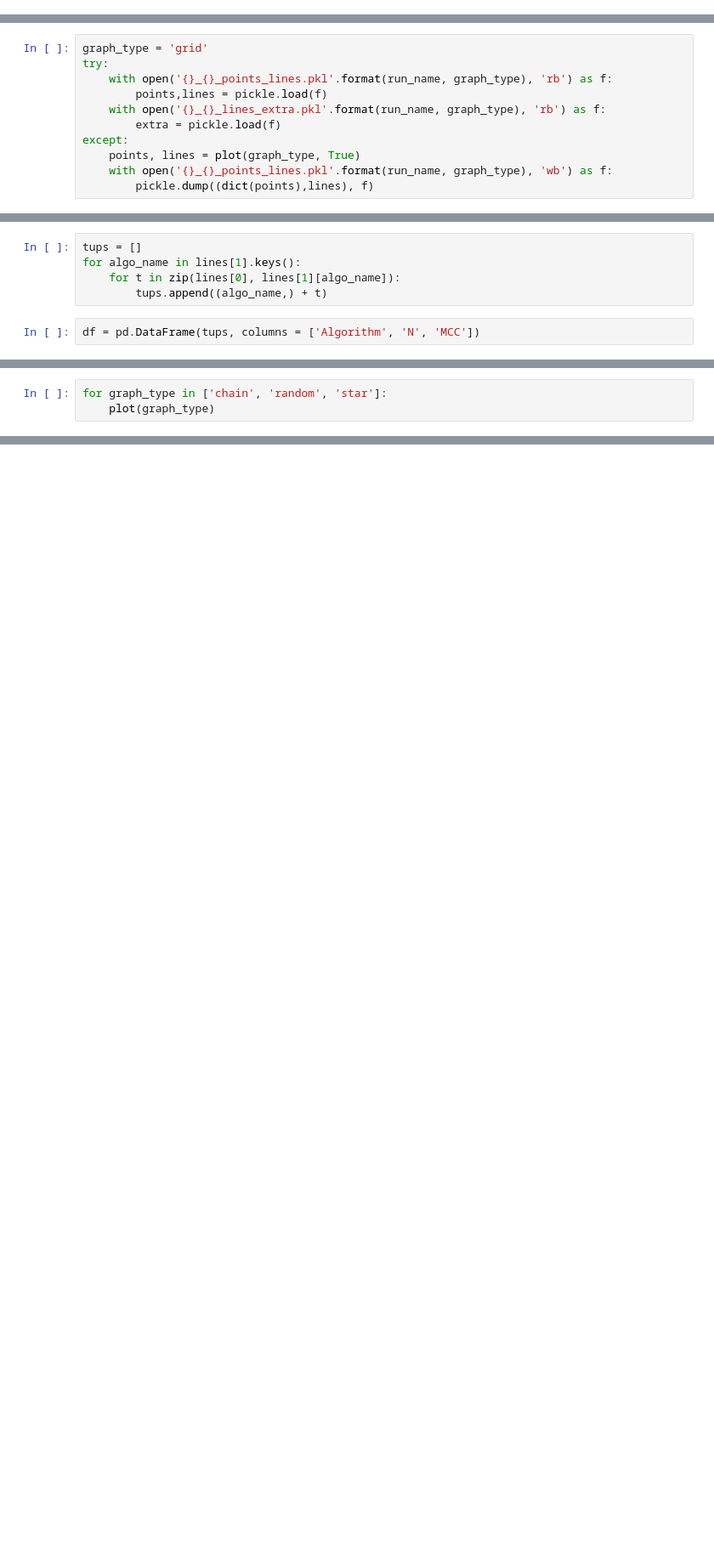
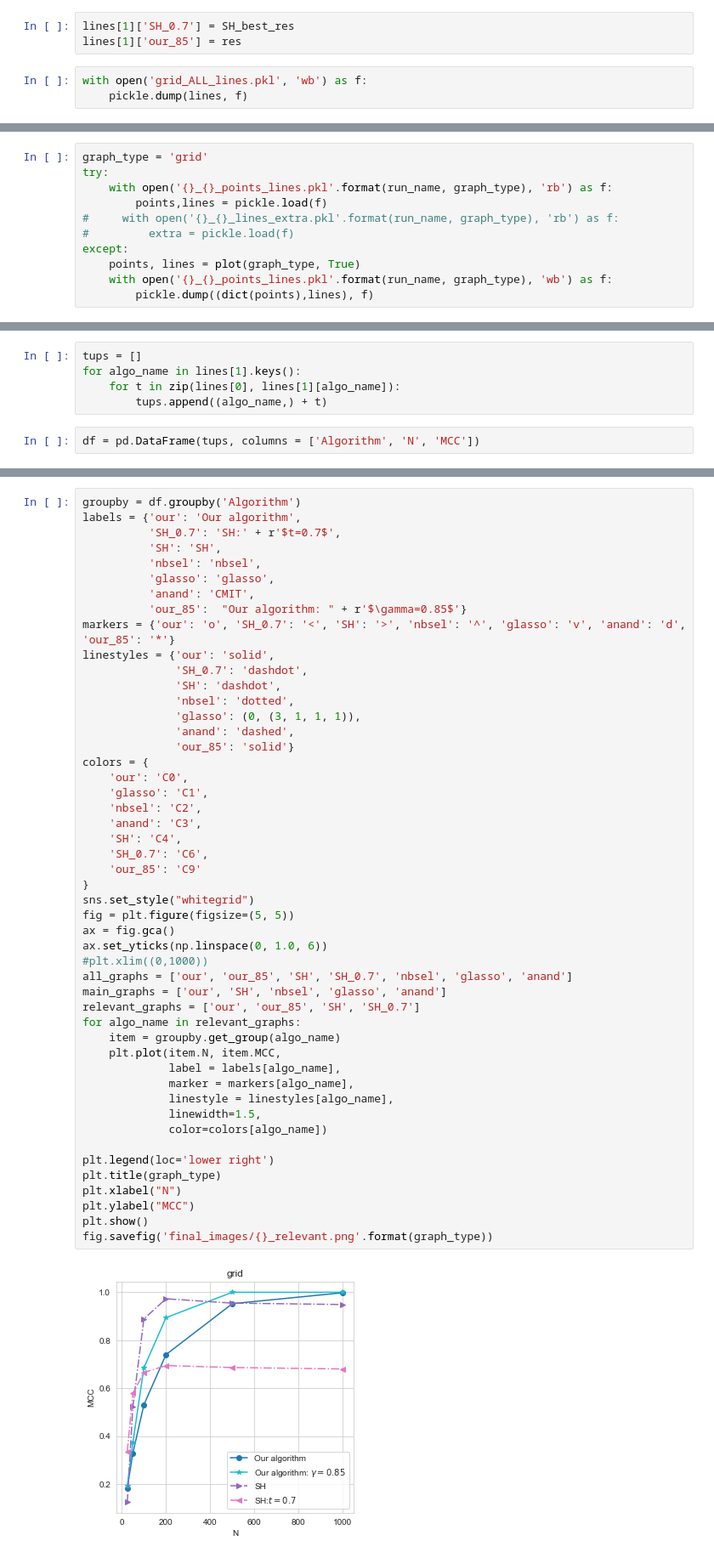
Before and after one commit to puma314/MTP2-no-tuning-parameter, a Jupyter notebook: results.ipynb, the cells around one changed output, grey strips where cells are left out. Shown: that part at 85% size. Drawn from its saved outputs; the diff is of its cells as text; blank space fills up the shorter version.

```diff
--- a/results.ipynb
+++ b/results.ipynb
@@ -86,0 +198,6 @@ def plot(graph_type, ret = False):
+# %%
+lines[1]['SH_0.7'] = SH_best_res
+lines[1]['our_85'] = res
+# %%
+with open('grid_ALL_lines.pkl', 'wb') as f:
+    pickle.dump(lines, f)
@@ -89,8 +208,8 @@ graph_type = 'grid'
 try:
     with open('{}_{}_points_lines.pkl'.format(run_name, graph_type), 'rb') as f:
         points,lines = pickle.load(f)
-    with open('{}_{}_lines_extra.pkl'.format(run_name, graph_type), 'rb') as f:
-        extra = pickle.load(f)
+#     with open('{}_{}_lines_extra.pkl'.format(run_name, graph_type), 'rb') as f:
+#         extra = pickle.load(f)
 except:
     points, lines = plot(graph_type, True)
     with open('{}_{}_points_lines.pkl'.format(run_name, graph_type), 'wb') as f:
@@ -177,3 +223,0 @@ AttributeError: module 'seaborn' has no attribute 'plt'
-# %%
-for graph_type in ['chain', 'random', 'star']:
-    plot(graph_type)
@@ -204,0 +224,51 @@ sns.load_dataset('tips')
+# %%
+groupby = df.groupby('Algorithm')
+labels = {'our': 'Our algorithm',
+          'SH_0.7': 'SH:' + r'$t=0.7$',
+          'SH': 'SH',
+          'nbsel': 'nbsel',
+          'glasso': 'glasso',
+          'anand': 'CMIT',
+          'our_85':  "Our algorithm: " + r'$\gamma=0.85$'}
+markers = {'our': 'o', 'SH_0.7': '<', 'SH': '>', 'nbsel': '^', 'glasso': 'v', 'anand': 'd', 'our_85': '*'}
+linestyles = {'our': 'solid',
+              'SH_0.7': 'dashdot',
+              'SH': 'dashdot',
+              'nbsel': 'dotted',
+              'glasso': (0, (3, 1, 1, 1)),
+              'anand': 'dashed',
+              'our_85': 'solid'}
+colors = {
+    'our': 'C0',
+    'glasso': 'C1',
+    'nbsel': 'C2',
+    'anand': 'C3',
+    'SH': 'C4',
+    'SH_0.7': 'C6',
+    'our_85': 'C9'
+}
+sns.set_style("whitegrid")
+fig = plt.figure(figsize=(5, 5))
+ax = fig.gca()
+ax.set_yticks(np.linspace(0, 1.0, 6))
+#plt.xlim((0,1000))
+all_graphs = ['our', 'our_85', 'SH', 'SH_0.7', 'nbsel', 'glasso', 'anand']
+main_graphs = ['our', 'SH', 'nbsel', 'glasso', 'anand']
+relevant_graphs = ['our', 'our_85', 'SH', 'SH_0.7']
+for algo_name in relevant_graphs:
+    item = groupby.get_group(algo_name)
+    plt.plot(item.N, item.MCC,
+             label = labels[algo_name],
+             marker = markers[algo_name],
+             linestyle = linestyles[algo_name],
+             linewidth=1.5,
+             color=colors[algo_name])
+
+plt.legend(loc='lower right')
+plt.title(graph_type)
+plt.xlabel("N")
+plt.ylabel("MCC")
+plt.show()
+fig.savefig('final_images/{}_relevant.png'.format(graph_type))
+# %% [output]
+[figure, added]
```
Also changed, not shown: parts of 21 cells of this notebook, 8 other files.
